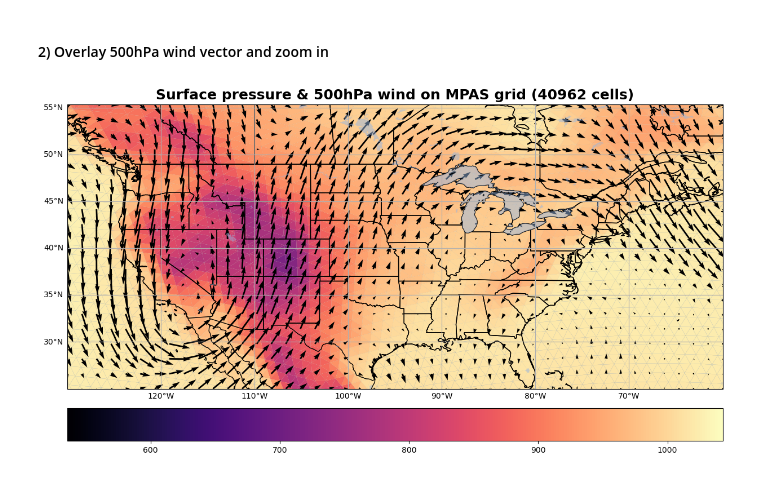
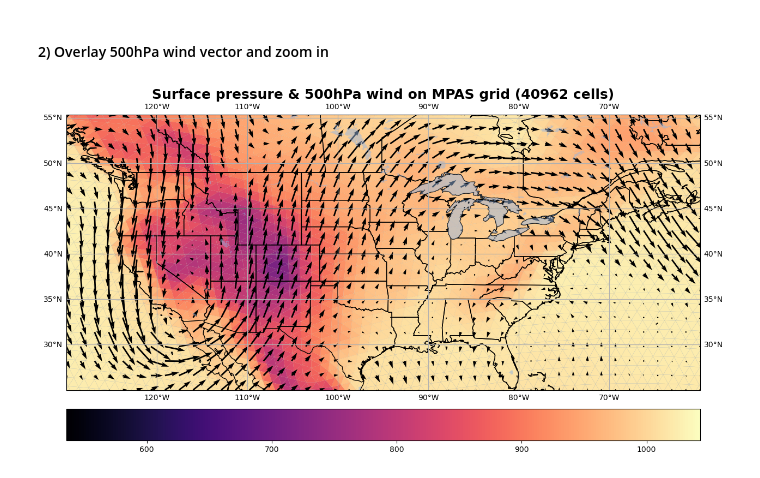
Before and after one commit to ming80302/MPAS_Plotting, a Jupyter notebook: plot_mpas_quiver_overlay_slp.ipynb, the cells around one changed output. Cells and saved outputs as stored; diff of their text form; code cells hidden in the pictures.

```diff
--- a/plot_mpas_quiver_overlay_slp.ipynb
+++ b/plot_mpas_quiver_overlay_slp.ipynb
@@ -104,32 +94,32 @@ ax = fig.add_subplot(1, 1, 1, projection=ccrs.PlateCarree())
 
 #ax.set_global()
 # Set lat/lon bounding box and feature resolutions.
 ax.set_extent([-130, -60, 25, 50])
 
 ax.add_feature(cfeature.LAND)
 ax.add_feature(cfeature.OCEAN)
 ax.add_feature(cfeature.STATES)
 ax.add_feature(cfeature.LAKES, alpha=0.5)
 ax.add_feature(cfeature.COASTLINE)
 
 ax.gridlines()
 
 gl = ax.gridlines(draw_labels=True)
 gl.xformatter = LONGITUDE_FORMATTER
 gl.yformatter = LATITUDE_FORMATTER
-gl.xlabels_top = gl.ylabels_right = False
 
 mm = ax.tripcolor(triang,
                   ds.surface_pressure,
                   edgecolors='k',
                   lw=0.01,
                   alpha=1,
                   transform=ccrs.PlateCarree(),
                   cmap='magma')
 
 ax.quiver(ds_i.lonCell, ds_i.latCell, u500, v500, transform=ccrs.PlateCarree(), regrid_shape=20)
+
 plt.colorbar(mm, orientation='horizontal', pad=0.03)
 plt.title(f"Surface pressure & 500hPa wind on MPAS grid ({len(ds_i.lonCell)} cells)",
           fontweight="bold", fontsize=18);
 # %% [output]
-[figure, old version]
+[figure, new version]
```
Also changed, not shown: parts of 6 cells of this notebook.
